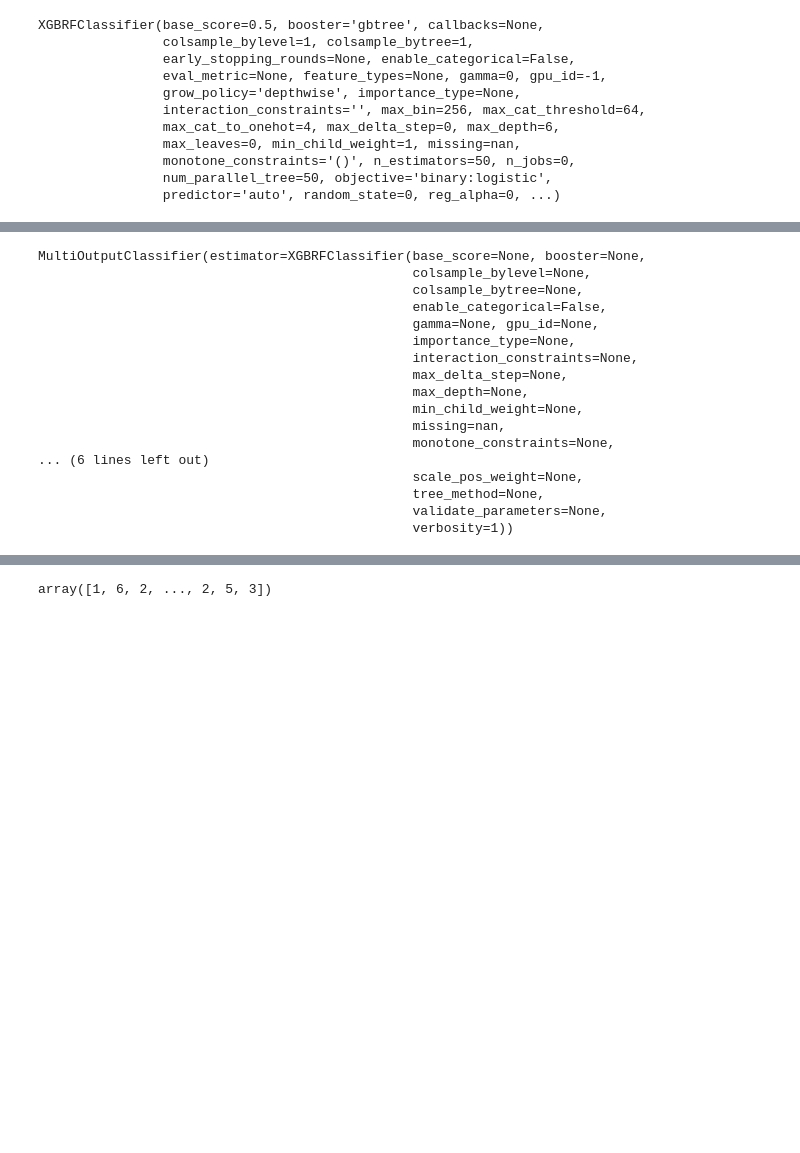
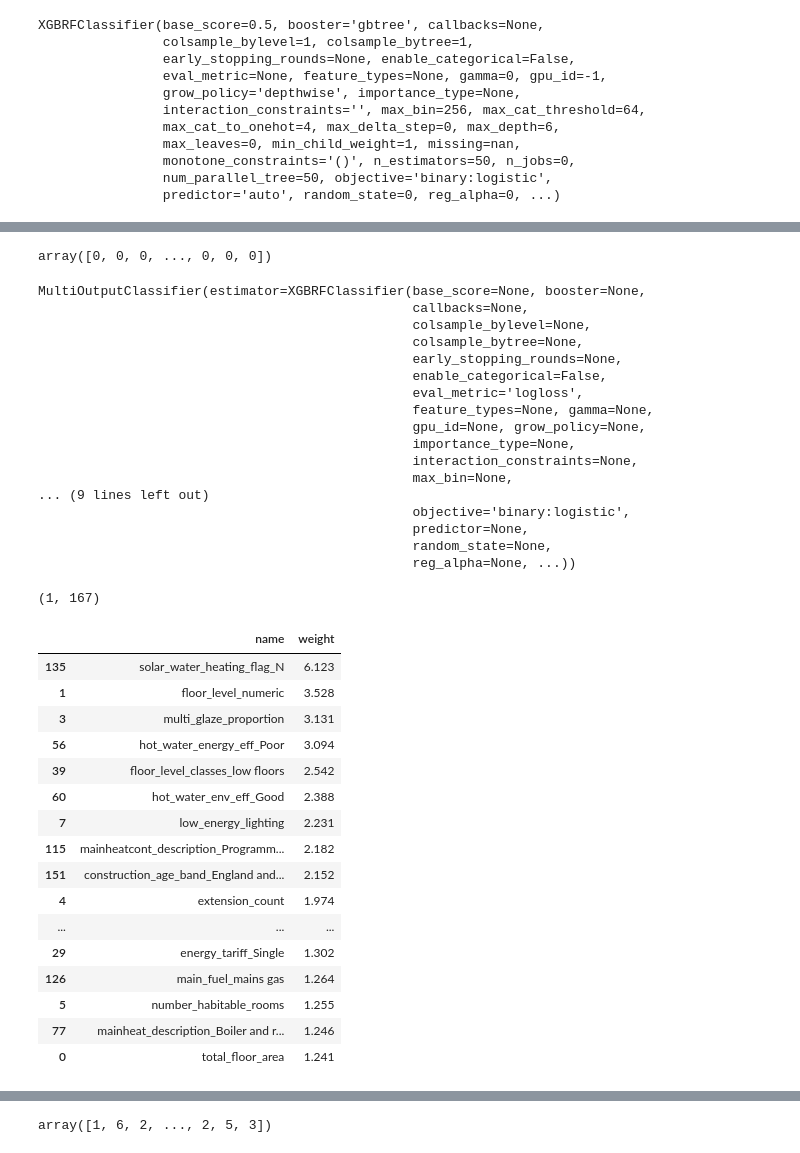
Before and after one commit to pierodellagiustina/epc-recc-analysis, a Jupyter notebook: analysis.ipynb, the cells around one changed output, grey strips where cells are left out. Cells and saved outputs as stored; diff of their text form; code cells hidden in the pictures; blank space fills up the shorter version.

```diff
--- a/analysis.ipynb
+++ b/analysis.ipynb
@@ -1479,31 +1489,83 @@ tmp.sort_values('weight',ascending=False).head(30)
+# %%
+xgb_cl.predict(x_test)
+# %% [output]
+array([0, 0, 0, ..., 0, 0, 0])
 # %%
+# use the RF classifier from xgb (deals with NAs)
 clf = xgb.XGBRFClassifier(
     # objective='binary:logistic',
     verbosity=1,
-    n_estimators = 1)
+    n_estimators = 50,
+    eval_metric='logloss')
 
+# multi-label wrapper from sklearn
 multilabel_clf = MultiOutputClassifier(clf)
 
 # fit the model
-multilabel_clf.fit(x_train[:50], y_train[:50], eval_metric='logloss')
+multilabel_clf.fit(x_train, y_train)#, eval_metric='logloss')
 
 # evaluate on test data
 # print('Accuracy on test data: {:.1f}%'.format(accuracy_score(y_test, multilabel_model.predict(X_test))*100))
 # %% [output]
 MultiOutputClassifier(estimator=XGBRFClassifier(base_score=None, booster=None,
+                                                callbacks=None,
                                                 colsample_bylevel=None,
                                                 colsample_bytree=None,
+                                                early_stopping_rounds=None,
                                                 enable_categorical=False,
-                                                gamma=None, gpu_id=None,
+                                                eval_metric='logloss',
+                                                feature_types=None, gamma=None,
+                                                gpu_id=None, grow_policy=None,
                                                 importance_type=None,
                                                 interaction_constraints=None,
-                                                max_delta_step=None,
-                                                max_depth=None,
-                                                min_child_weight=None,
-                                                missing=nan,
-                                                monotone_constraints=None,
-... (6 lines left out)
-                                                scale_pos_weight=None,
-                                                tree_method=None,
-                                                validate_parameters=None,
-                                                verbosity=1))
+                                                max_bin=None,
+... (9 lines left out)
+                                                objective='binary:logistic',
+                                                predictor=None,
+                                                random_state=None,
+                                                reg_alpha=None, ...))
+# %%
+np.vstack((multilabel_clf.estimators_[0].feature_importances_,)).shape
+# %% [output]
+(1, 167)
+# %%
+try:
+    del fis
+except:
+    pass
+
+for i in range(len(multilabel_clf.estimators_)):
+    fi = multilabel_clf.estimators_[i].feature_importances_
+    try:
+        fis
+    except:
+        fis = fi
+    else:
+        fis = np.vstack((fi,fis))
+
+fis = fis.T
+# %%
+mean_importance = fis.mean(axis=1)
+# %%
+tmp = pd.concat([pd.Series(all_vars),pd.Series(100*mean_importance)],axis=1
+         )
+tmp.columns = ['name','weight']
+tmp.sort_values('weight',ascending=False).head(30)
+# %% [output]
+|  | name | weight |
+| 135 | solar_water_heating_flag_N | 6.123 |
+| 1 | floor_level_numeric | 3.528 |
+| 3 | multi_glaze_proportion | 3.131 |
+| 56 | hot_water_energy_eff_Poor | 3.094 |
+| 39 | floor_level_classes_low floors | 2.542 |
+| 60 | hot_water_env_eff_Good | 2.388 |
+| 7 | low_energy_lighting | 2.231 |
+| 115 | mainheatcont_description_Programm... | 2.182 |
+| 151 | construction_age_band_England and... | 2.152 |
+| 4 | extension_count | 1.974 |
+| ... | ... | ... |
+| 29 | energy_tariff_Single | 1.302 |
+| 126 | main_fuel_mains gas | 1.264 |
+| 5 | number_habitable_rooms | 1.255 |
+| 77 | mainheat_description_Boiler and r... | 1.246 |
+| 0 | total_floor_area | 1.241 |
```
Also changed, not shown: parts of 8 cells of this notebook.
